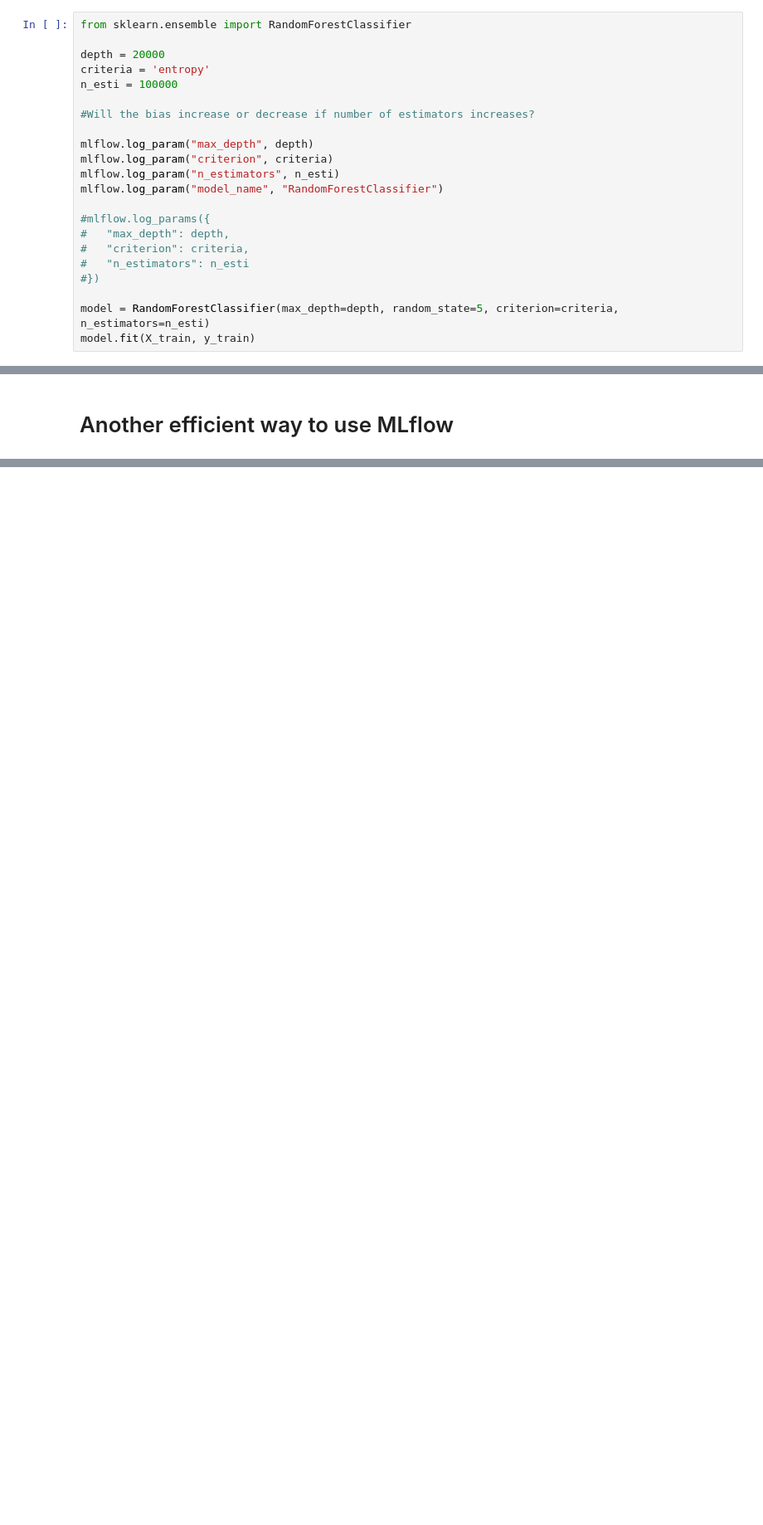
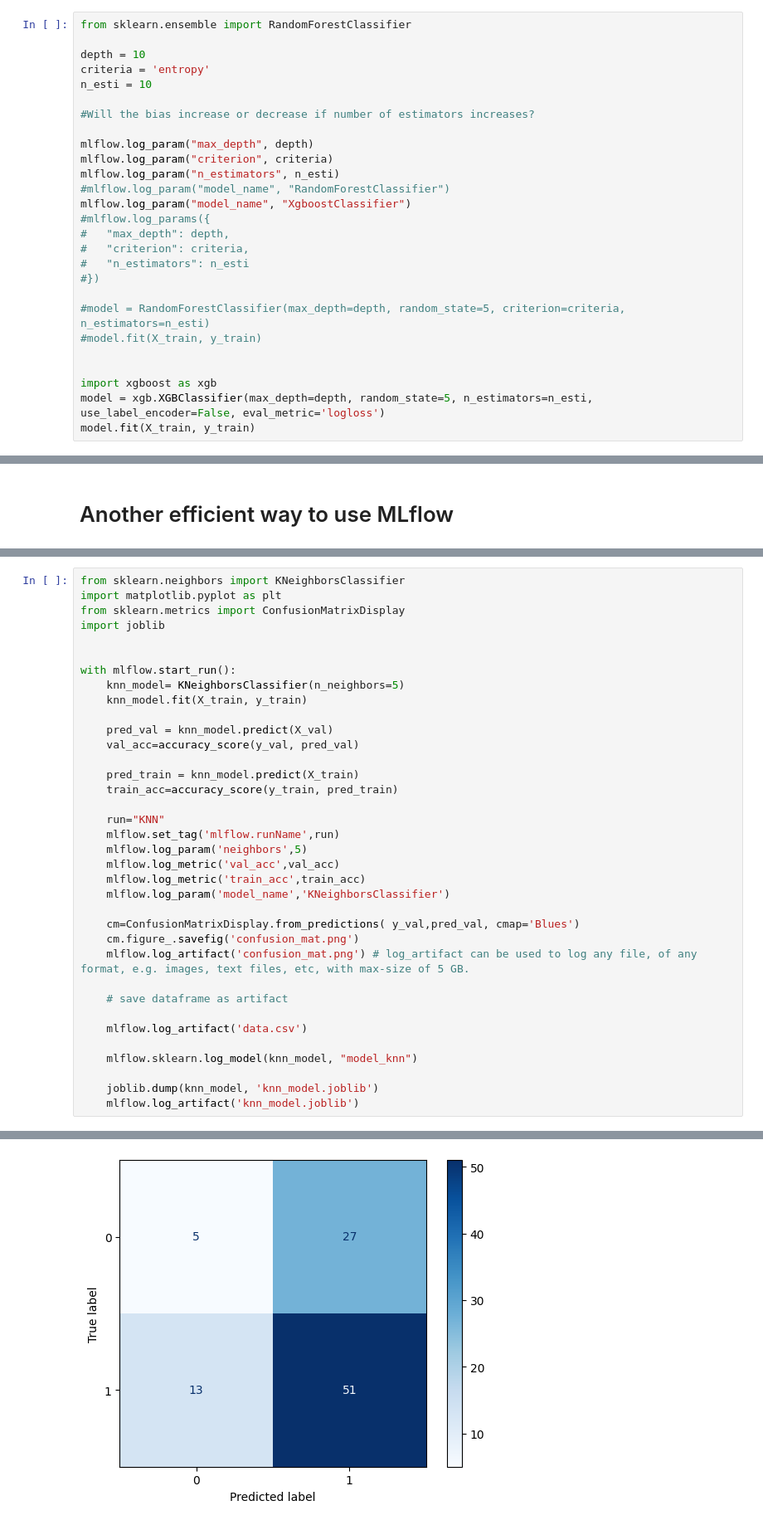
Before and after one commit to shivam13juna/may-2026-dsml-mlops, a Jupyter notebook: session_8_mlflow/exp_mlflow.ipynb, the cells around one changed output, grey strips where cells are left out. Shown at 83% size. Cells and saved outputs as stored; diff of their text form; blank space fills up the shorter version.

Commit message:
Adding scribble notes + complete notebook mlflow

```diff
--- a/session_8_mlflow/exp_mlflow.ipynb
+++ b/session_8_mlflow/exp_mlflow.ipynb
@@ -141,23 +141,28 @@ X_train, X_val, y_train, y_val = train_test_split(X, y, test_size=0.2, random_st
 # %%
 from sklearn.ensemble import RandomForestClassifier
 
-depth = 20000
+depth = 10
 criteria = 'entropy'
-n_esti = 100000
+n_esti = 10
 
 #Will the bias increase or decrease if number of estimators increases?
 
 mlflow.log_param("max_depth", depth)
 mlflow.log_param("criterion", criteria)
 mlflow.log_param("n_estimators", n_esti)
-mlflow.log_param("model_name", "RandomForestClassifier")
-
+#mlflow.log_param("model_name", "RandomForestClassifier")
+mlflow.log_param("model_name", "XgboostClassifier")
 #mlflow.log_params({
 #	"max_depth": depth,
 #	"criterion": criteria,
 #	"n_estimators": n_esti
 #})
 
-model = RandomForestClassifier(max_depth=depth, random_state=5, criterion=criteria, n_estimators=n_esti)
+#model = RandomForestClassifier(max_depth=depth, random_state=5, criterion=criteria, n_estimators=n_esti)
+#model.fit(X_train, y_train)
+
+
+import xgboost as xgb
+model = xgb.XGBClassifier(max_depth=depth, random_state=5, n_estimators=n_esti, use_label_encoder=False, eval_metric='logloss')
 model.fit(X_train, y_train)
 # %% [output]
@@ -234,0 +259,37 @@ mlflow_runs(40,8,9)
+# %%
+from sklearn.neighbors import KNeighborsClassifier
+import matplotlib.pyplot as plt
+from sklearn.metrics import ConfusionMatrixDisplay
+import joblib
+
+
+with mlflow.start_run():
+	knn_model= KNeighborsClassifier(n_neighbors=5)
+	knn_model.fit(X_train, y_train)
+
+	pred_val = knn_model.predict(X_val)
+	val_acc=accuracy_score(y_val, pred_val)
+
+	pred_train = knn_model.predict(X_train)
+	train_acc=accuracy_score(y_train, pred_train)
+
+	run="KNN"
+	mlflow.set_tag('mlflow.runName',run)
+	mlflow.log_param('neighbors',5)
+	mlflow.log_metric('val_acc',val_acc)
+	mlflow.log_metric('train_acc',train_acc)
+	mlflow.log_param('model_name','KNeighborsClassifier')
+
+	cm=ConfusionMatrixDisplay.from_predictions( y_val,pred_val, cmap='Blues')
+	cm.figure_.savefig('confusion_mat.png')
+	mlflow.log_artifact('confusion_mat.png') # log_artifact can be used to log any file, of any format, e.g. images, text files, etc, with max-size of 5 GB.
+
+	# save dataframe as artifact
+
+	mlflow.log_artifact('data.csv')
+
+	mlflow.sklearn.log_model(knn_model, "model_knn")
+
+	joblib.dump(knn_model, 'knn_model.joblib')
+	mlflow.log_artifact('knn_model.joblib')
+# %% [output]
@@ -234,0 +298 @@ mlflow_runs(40,8,9)
+[figure, added]
```
Also changed, not shown: parts of 5 cells of this notebook, 14 other files.
